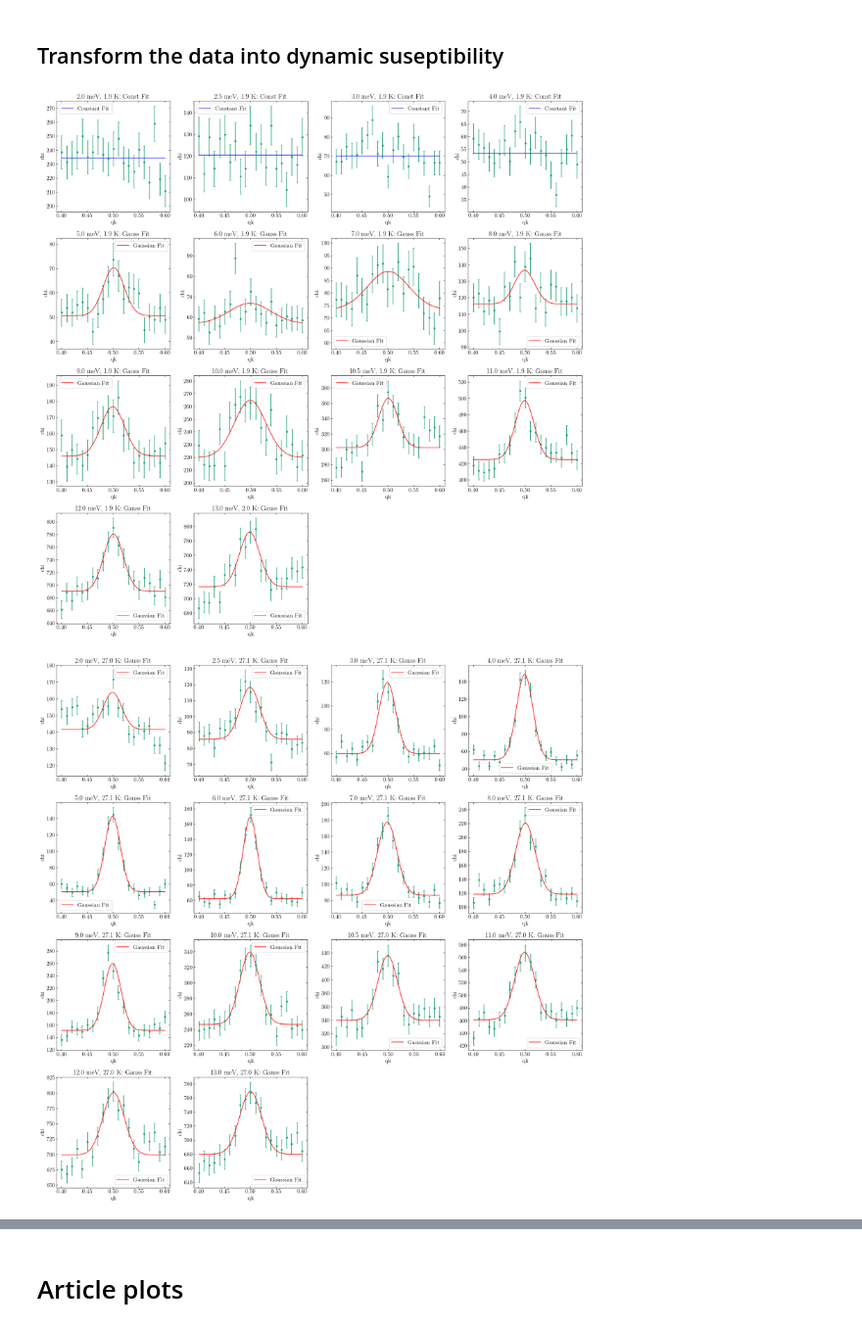
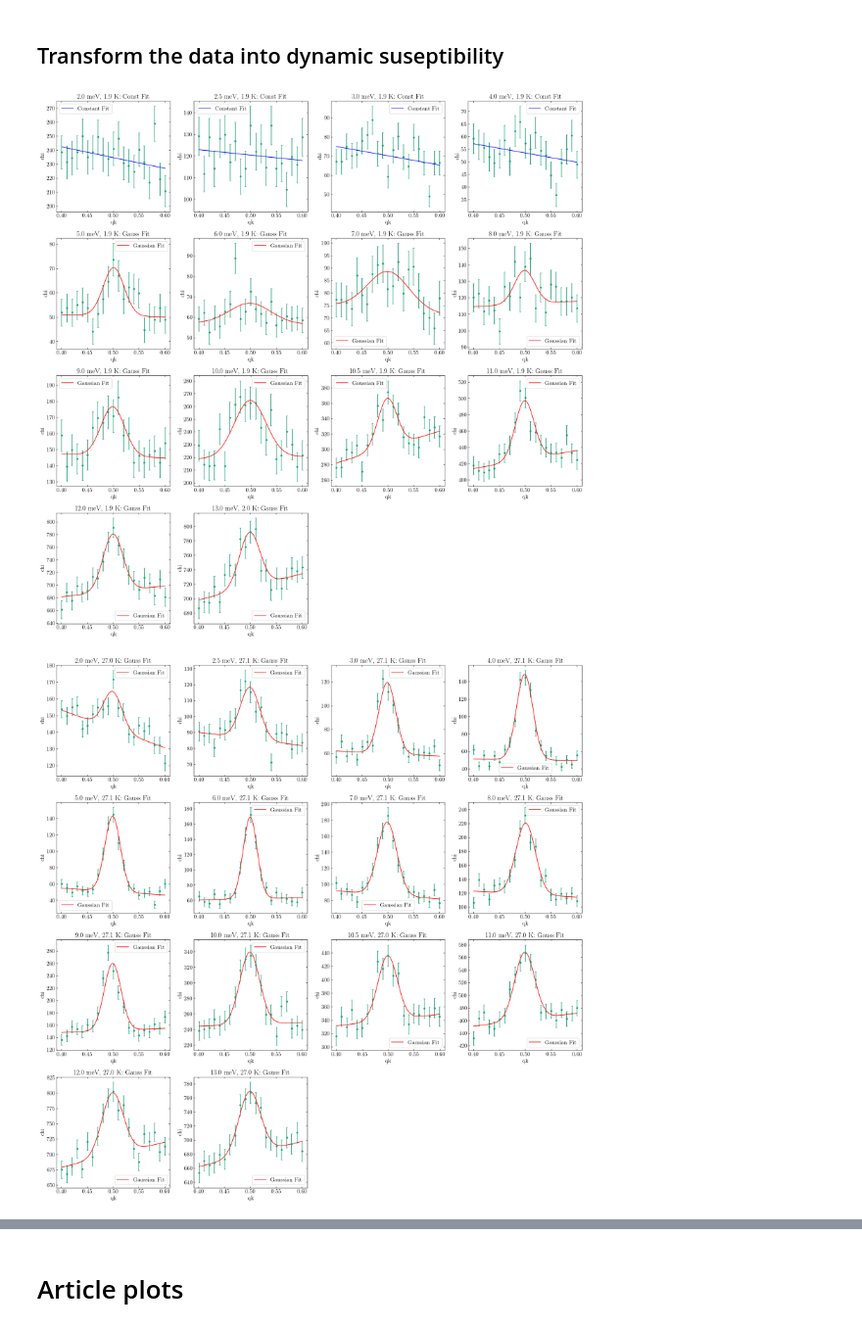
Before and after one commit to NBI-Magnetism-Group/NCCO_Analysis_Code_2026, a Jupyter notebook: DataAnalysis.ipynb, the cells around one changed output, grey strips where cells are left out. Shown at 98% size. Drawn from its saved outputs; the diff is of its cells as text; code cells hidden in the pictures.

Commit message:
extract and plot fitted parameter.

```diff
--- a/DataAnalysis.ipynb
+++ b/DataAnalysis.ipynb
@@ -796,21 +796,21 @@ ag_q_2mev = [ag_q_2K_2mev, ag_q_5K_2mev, ag_q_8K_2mev, ag_q_10K_2mev, ag_q_15K_2
 
 ag_q_8mev = [ag_q_2K_8mev, ag_q_3K_8mev, ag_q_4K_8mev, ag_q_5K_8mev, ag_q_8K_8mev, ag_q_10K_8mev, ag_q_15K_8mev, ag_q_20K_8mev, ag_q_23K_8mev, ag_q_27K_8mev, ag_q_30K_8mev, ag_q_35K_8mev, ag_q_40K_8mev, ag_q_45K_8mev, ag_q_50K_8mev]
 # %%
-def gauss_const(x, A_area, mu, sigma, C):
-    return (A_area / (sigma * np.sqrt(2 * np.pi))) * np.exp(-((x - mu) ** 2) / (2 * sigma ** 2)) + C
+def gauss_const(x, A, mu, sigma, a, C):
+    return (A / (sigma * np.sqrt(2 * np.pi))) * np.exp(-((x - mu) ** 2) / (2 * sigma ** 2)) + a*x+ C
 
 # Constant model only
-def model_const(x, C):
-    return 0*x+C
+def model_const(x, a, C):
+    return a*x+C
 
 
 ############################# Energy scan at 2 K #############################
 
-gauss_geuss = {'A_area': 5, 'mu':0.5, 'sigma':0.02, 'C':200}
-gauss_limits = {'A_area': (1, None), 'mu':(0.499, 0.501), 'sigma':(0.005,0.04)}
+gauss_geuss = {'A': 5, 'mu':0.5, 'sigma':0.02, 'a': 0.001,'C':200}
+gauss_limits = {'A': (1, None), 'mu':(0.499, 0.501), 'sigma':(0.005,0.04)}
 
 
-C_geuss = {'C':100}
+C_geuss = {'a': 0.001 ,'C':100}
 
 for i in ag_q_2K:
     i.fq=fq_NCCO
@@ -824,41 +824,39 @@ plot_fits(ag_q_2K)
 
 ############################# Energy scan at 27 K #############################
 
-
-C_geuss = {'C':100}
 
 for i in ag_q_27K:
     i.fq=fq_NCCO
     i.res_vol = NkfR0_ag
     i.calc_I()
     i.calc_SQ()
     i.calc_Chi()
     i.FindBestFit(model1=gauss_const,  model2=model_const, initial_guess1=gauss_geuss, initial_guess2=C_geuss, limits1=gauss_limits)
 
 plot_fits(ag_q_27K)
 
 ############################# Temperature scan at 2 meV #############################
 
 for i in ag_q_2mev:
     i.fq=fq_NCCO
     i.res_vol = NkfR0_ag
     i.calc_I()
     i.calc_SQ()
     i.calc_Chi()
     i.FindBestFit(model1=gauss_const,  model2=model_const, initial_guess1=gauss_geuss, initial_guess2=C_geuss, limits1=gauss_limits)
 
 ############################# Temperature scan at 8 meV #############################
 
 for i in ag_q_8mev:
     i.fq=fq_NCCO
     i.res_vol = NkfR0_ag
     i.calc_I()
     i.calc_SQ()
     i.calc_Chi()
     i.FindBestFit(model1=gauss_const,  model2=model_const, initial_guess1=gauss_geuss, initial_guess2=C_geuss, limits1=gauss_limits)
 # %% [output]
-[figure, old version]
+[figure, new version]
-[figure, old version]
+[figure, new version]
 # %%
 plot_fits(ag_q_2mev)
 
```
Also changed, not shown: parts of 3 cells of this notebook, 4 other files.
